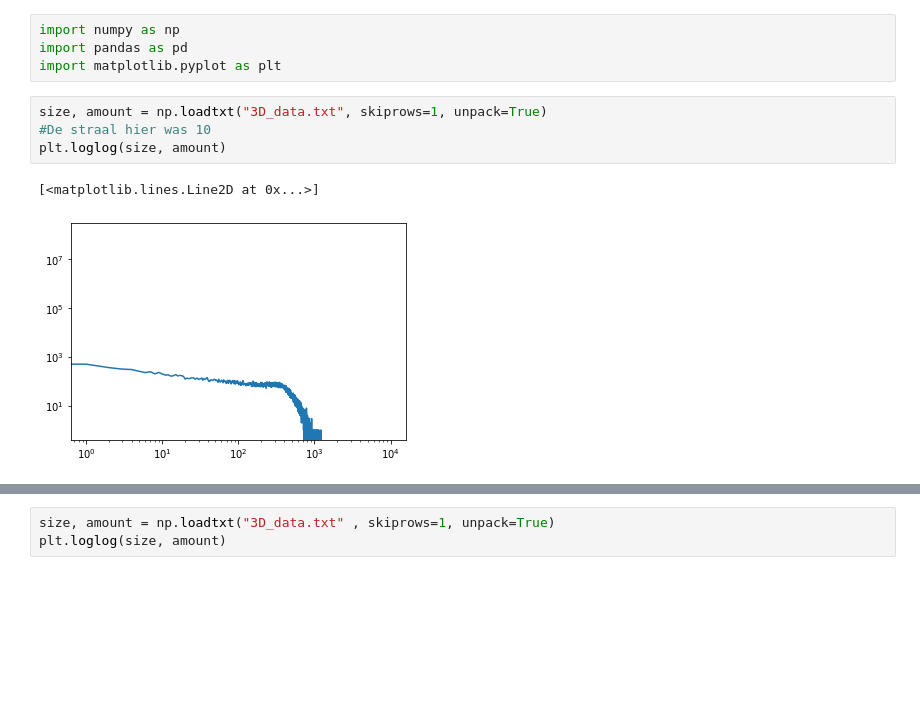
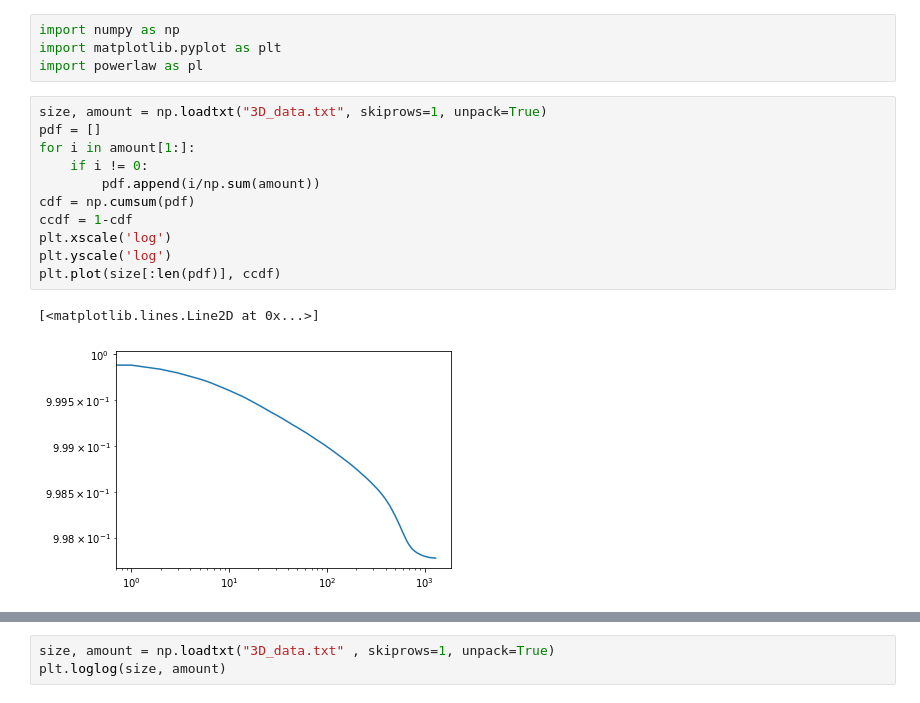
Before and after one commit to Sennevw/Masters-thesis, a Jupyter notebook: dataverwerking.ipynb, the cells around one changed output, grey strips where cells are left out. Drawn from its saved outputs; the diff is of its cells as text; blank space fills up the shorter version.

```diff
--- a/dataverwerking.ipynb
+++ b/dataverwerking.ipynb
@@ -1,11 +1,18 @@
 # %%
 import numpy as np
-import pandas as pd
 import matplotlib.pyplot as plt
+import powerlaw as pl
-# %%
-size, amount = np.loadtxt("3D_data.txt", skiprows=1, unpack=True)
-#De straal hier was 10
-plt.loglog(size, amount)
-# %% [output]
-[<matplotlib.lines.Line2D at 0x...>]
-[figure, removed]
+# %%
+size, amount = np.loadtxt("3D_data.txt", skiprows=1, unpack=True)
+pdf = []
+for i in amount[1:]:
+    if i != 0:
+        pdf.append(i/np.sum(amount))
+cdf = np.cumsum(pdf)
+ccdf = 1-cdf
+plt.xscale('log')
+plt.yscale('log')
+plt.plot(size[:len(pdf)], ccdf)
+# %% [output]
+[<matplotlib.lines.Line2D at 0x...>]
+[figure, added]
```
Also changed, not shown: parts of 5 cells of this notebook, 1 other file.
